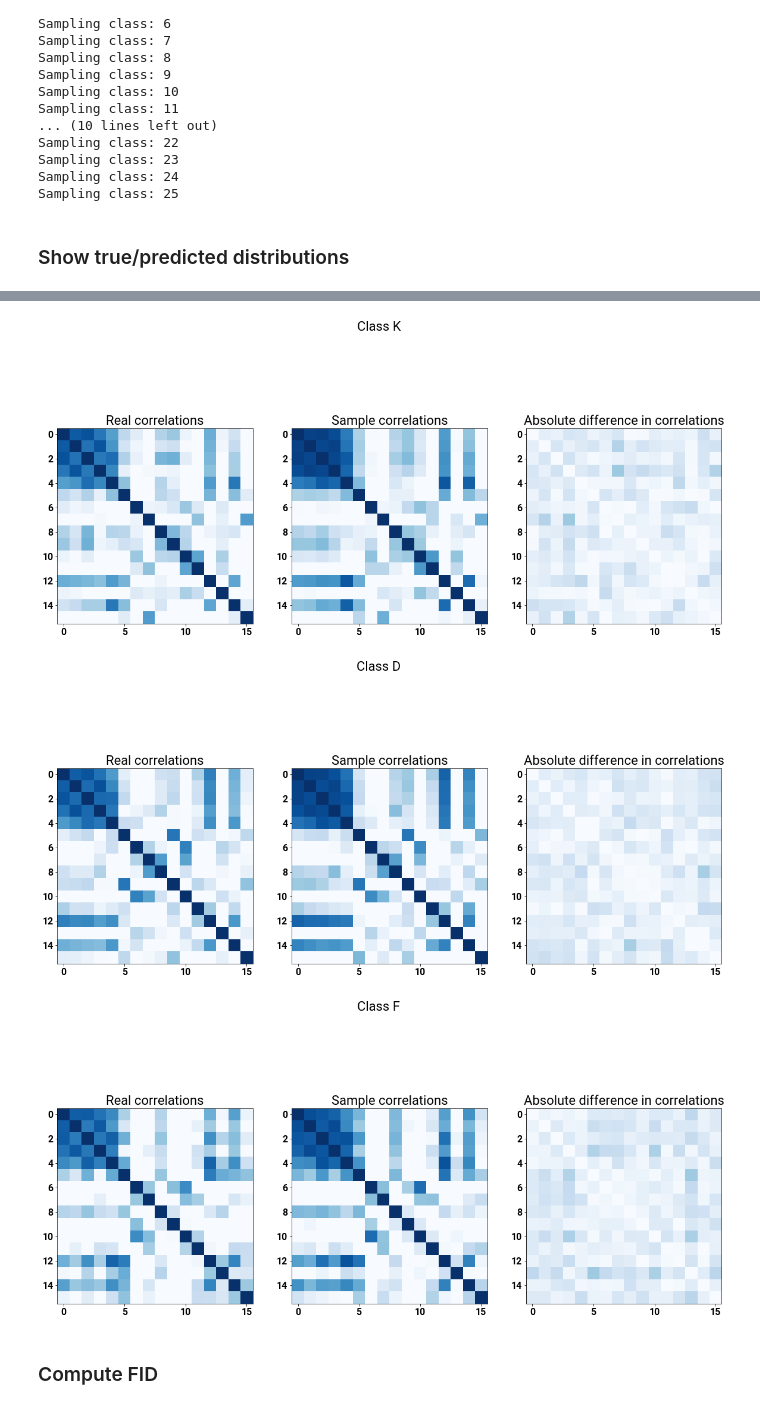
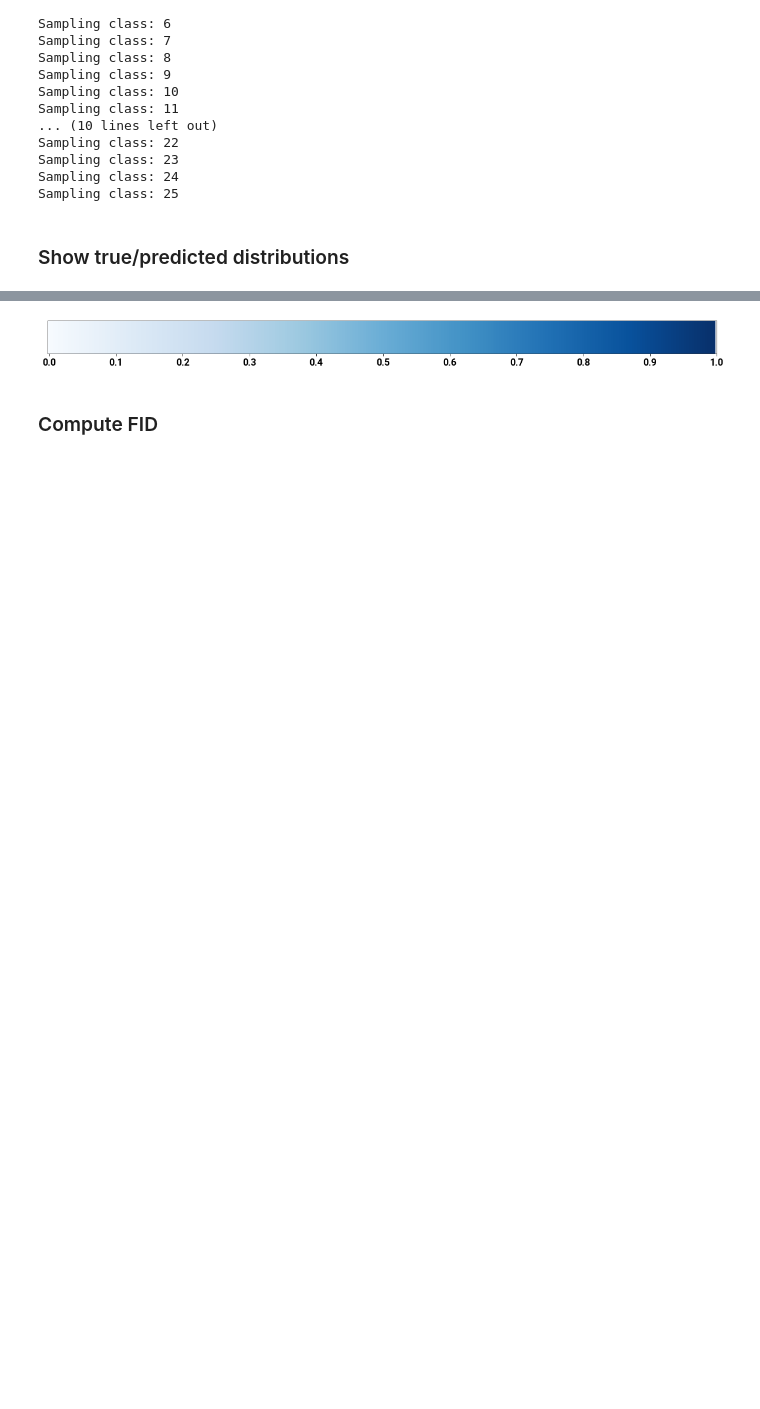
Before and after one commit to Genentech/branched-diffusion, a Jupyter notebook: notebooks/figures/letters_sample_quality.ipynb, the cells around one changed output, grey strips where cells are left out. Saved outputs shown, nothing was run; the diff lists cells and outputs as text; code cells hidden in the pictures; blank space fills up the shorter version.

```diff
--- a/notebooks/figures/letters_sample_quality.ipynb
+++ b/notebooks/figures/letters_sample_quality.ipynb
@@ -348,36 +312,44 @@ for (c1, c2, i), t_t_val in true_true_dists.items():
 # %%
 # Show true and predicted correlations between features
-true_corrs = np.empty((len(classes), num_features, num_features))
-generated_corrs = np.empty((len(classes), num_features, num_features))
-for c_i, c in enumerate(classes):
-    true = true_samples[c]
-    generated = branched_samples[c]
-    for i in range(num_features):
-        true_corrs[c_i, i, i] = 1
-        generated_corrs[c_i, i, i] = 1
-        for j in range(i):
-            true_corrs[c_i, i, j] = scipy.stats.pearsonr(true[:, i], true[:, j])[0]
-            true_corrs[c_i, j, i] = true_corrs[c_i, i, j]
-            generated_corrs[c_i, i, j] = scipy.stats.pearsonr(generated[:, i], generated[:, j])[0]
-            generated_corrs[c_i, j, i] = generated_corrs[c_i, i, j]
+# true_corrs = np.empty((len(classes), num_features, num_features))
+# generated_corrs = np.empty((len(classes), num_features, num_features))
+# for c_i, c in enumerate(classes):
+#     true = true_samples[c]
+#     generated = branched_samples[c]
+#     for i in range(num_features):
+#         true_corrs[c_i, i, i] = 1
+#         generated_corrs[c_i, i, i] = 1
+#         for j in range(i):
+#             true_corrs[c_i, i, j] = scipy.stats.pearsonr(true[:, i], true[:, j])[0]
+#             true_corrs[c_i, j, i] = true_corrs[c_i, i, j]
+#             generated_corrs[c_i, i, j] = scipy.stats.pearsonr(generated[:, i], generated[:, j])[0]
+#             generated_corrs[c_i, j, i] = generated_corrs[c_i, i, j]
 
-for c_i in np.argsort(np.mean(np.abs(true_corrs - generated_corrs), axis=(1, 2)))[:3]:
-    fig, ax = plt.subplots(ncols=3, figsize=(20, 10))
-    ax[0].imshow(true_corrs[c_i], cmap="Blues", vmin=0, vmax=1)
-    ax[0].set_title("Real correlations")
-    ax[1].imshow(generated_corrs[c_i], cmap="Blues", vmin=0, vmax=1)
-    ax[1].set_title("Sample correlations")
-    ax[2].imshow(np.abs(true_corrs[c_i] - generated_corrs[c_i]), cmap="Blues", vmin=0, vmax=1)
-    ax[2].set_title("Absolute difference in correlations")
-    fig.suptitle("Class %s" % class_to_letter[classes[c_i]])
-    plt.show()
-    fig.savefig(
-        os.path.join(out_path, "letters_feature_corr_%s.svg" % class_to_letter[classes[c_i]]),
-        format="svg"
-    )
+# for c_i in np.argsort(np.mean(np.abs(true_corrs - generated_corrs), axis=(1, 2)))[:26]:
+#     fig, ax = plt.subplots(ncols=3, figsize=(20, 10))
+#     ax[0].imshow(true_corrs[c_i], cmap="Blues", vmin=0, vmax=1)
+#     ax[0].set_title("Real correlations")
+#     ax[1].imshow(generated_corrs[c_i], cmap="Blues", vmin=0, vmax=1)
+#     ax[1].set_title("Sample correlations")
+#     ax[2].imshow(np.abs(true_corrs[c_i] - generated_corrs[c_i]), cmap="Blues", vmin=0, vmax=1)
+#     ax[2].set_title("Absolute difference in correlations")
+#     fig.suptitle("Class %s" % class_to_letter[classes[c_i]])
+#     plt.show()
+#     fig.savefig(
+#         os.path.join(out_path, "letters_feature_corr_%s.svg" % class_to_letter[classes[c_i]]),
+#         format="svg"
+#     )
+
+fig, ax = plt.subplots(figsize=(20, 1))
+ax.imshow(np.vstack((np.linspace(0, 1, 256), np.linspace(0, 1, 256))), aspect="auto", cmap="Blues")
+ax.set_xticks(np.linspace(0, 256, 11))
+ax.set_xticklabels([round(x, 1) for x in np.linspace(0, 1, 11)])
+ax.set_yticks([])
+plt.show()
+fig.savefig(
+    os.path.join(out_path, "letters_feature_corr_colorbar.svg"), format="svg"
+)
 # %% [output]
-[figure, old version]
+[figure, new version]
-[figure, removed]
-[figure, removed]
 # %% [markdown]
 ### Compute FID
```
Also changed, not shown: parts of 8 cells of this notebook, 9 other files.
